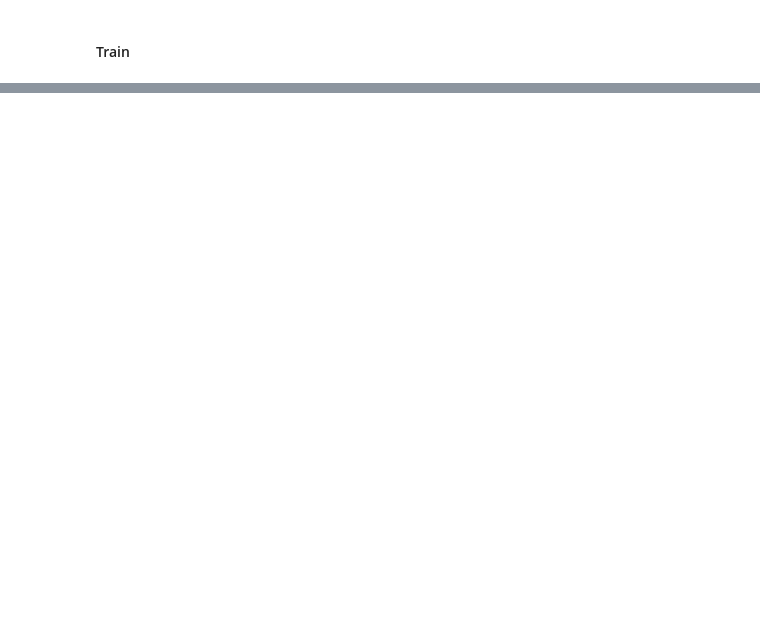
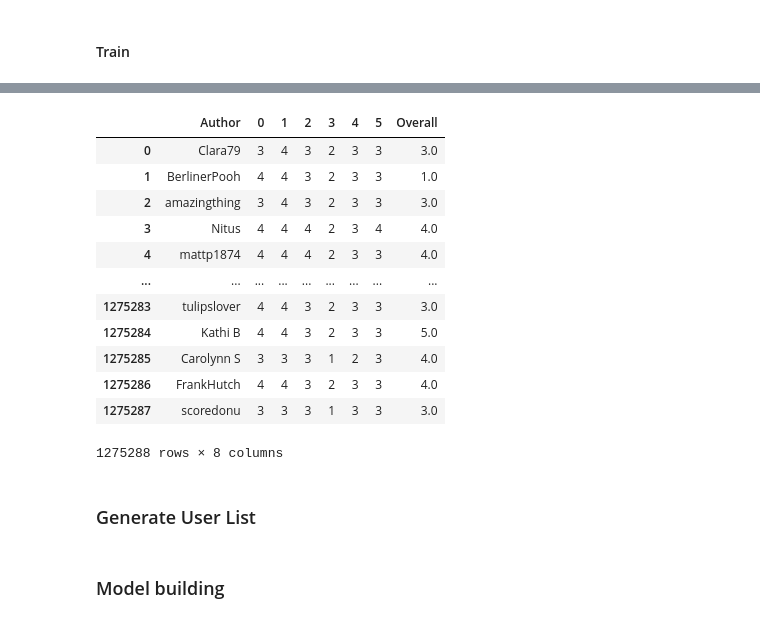
Before and after one commit to develomona/DMLAB, a Jupyter notebook: 2020JIPS/Model1.ipynb, the cells around one changed output, grey strips where cells are left out. Saved outputs shown, nothing was run; the diff lists cells and outputs as text; code cells hidden in the pictures; blank space fills up the shorter version.

```diff
--- a/2020JIPS/Model1.ipynb
+++ b/2020JIPS/Model1.ipynb
@@ -252,7 +259,7 @@ print('Build model...')
 #model = Sequential()
 input_layer = layers.Input((maxlen,))
 
-embedding_layer = layers.Embedding(max_features, 512)(input_layer)
+embedding_layer = layers.Embedding(max_features, embedding_size)(input_layer)
 
 convolution_layer = layers.Conv1D(256, 5, padding = 'valid',
                                  activation='relu', strides=1)(embedding_layer)
@@ -350,7 +349,7 @@ predicted :  [array([[0.85695136],
 # %%
 print(len(test_x))
 print(len(predicted))
-arr_predicted = np.array(predicted)
+arr_predicted = np.array(predicted2)
 print(arr_predicted.shape)
 print(arr_predicted)
 
@@ -360,7 +359,7 @@ print(arr.shape)
 print('times 5')
 # print(arr)
 arr = arr * 5
-# arr = np.rint(arr)
+arr = np.rint(arr)
 arr = arr.astype('int64')
 print(arr.shape)
 print(arr)
@@ -418,0 +399,7 @@ KeyError: 'acc'
+# %%
+criteria_df = pd.DataFrame(arr)
+IPC = pd.concat([raw_data['HotelInfo.HotelID'], criteria_df], axis=1)
+#IPC = IPC.set_index('HotelInfo.HotelID')
+print(type(IPC))
+IPC.columns = ['HotelID','Service', 'Cleanliness', 'Rooms', 'Value','Sleep Quality', 'Location']
+print(IPC.head())
@@ -418,0 +435,3 @@ KeyError: 'acc'
+# %%
+dnn_input_data = pd.concat([raw_data['Author'],criteria_df,raw_data['Overall']],axis=1)
+print(dnn_input_data)
@@ -418,0 +453,18 @@ KeyError: 'acc'
+# %%
+dnn_input_data
+# %% [output]
+|  | Author | 0 | 1 | 2 | 3 | 4 | 5 | Overall |
+| 0 | Clara79 | 3 | 4 | 3 | 2 | 3 | 3 | 3.0 |
+| 1 | BerlinerPooh | 4 | 4 | 3 | 2 | 3 | 3 | 1.0 |
+| 2 | amazingthing | 3 | 4 | 3 | 2 | 3 | 3 | 3.0 |
+| 3 | Nitus | 4 | 4 | 4 | 2 | 3 | 4 | 4.0 |
+| 4 | mattp1874 | 4 | 4 | 4 | 2 | 3 | 3 | 4.0 |
+| ... | ... | ... | ... | ... | ... | ... | ... | ... |
+| 1275283 | tulipslover | 4 | 4 | 3 | 2 | 3 | 3 | 3.0 |
+| 1275284 | Kathi B | 4 | 4 | 3 | 2 | 3 | 3 | 5.0 |
+| 1275285 | Carolynn S | 3 | 3 | 3 | 1 | 2 | 3 | 4.0 |
+| 1275286 | FrankHutch | 4 | 4 | 3 | 2 | 3 | 3 | 4.0 |
+| 1275287 | scoredonu | 3 | 3 | 3 | 1 | 3 | 3 | 3.0 |
+1275288 rows × 8 columns
+# %% [markdown]
+### Generate User List
@@ -418,0 +482,2 @@ KeyError: 'acc'
+# %% [markdown]
+### Model building
```
Also changed, not shown: parts of 32 cells of this notebook.
